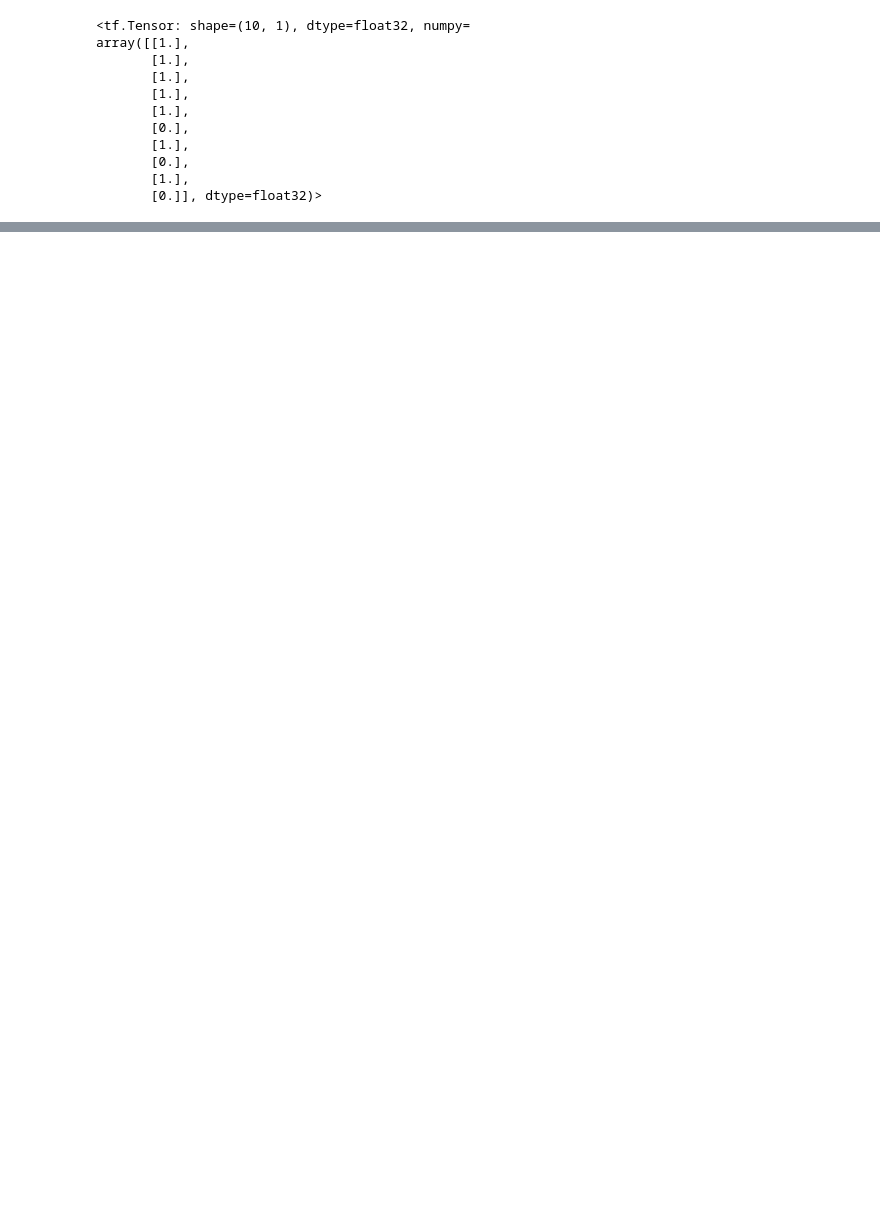
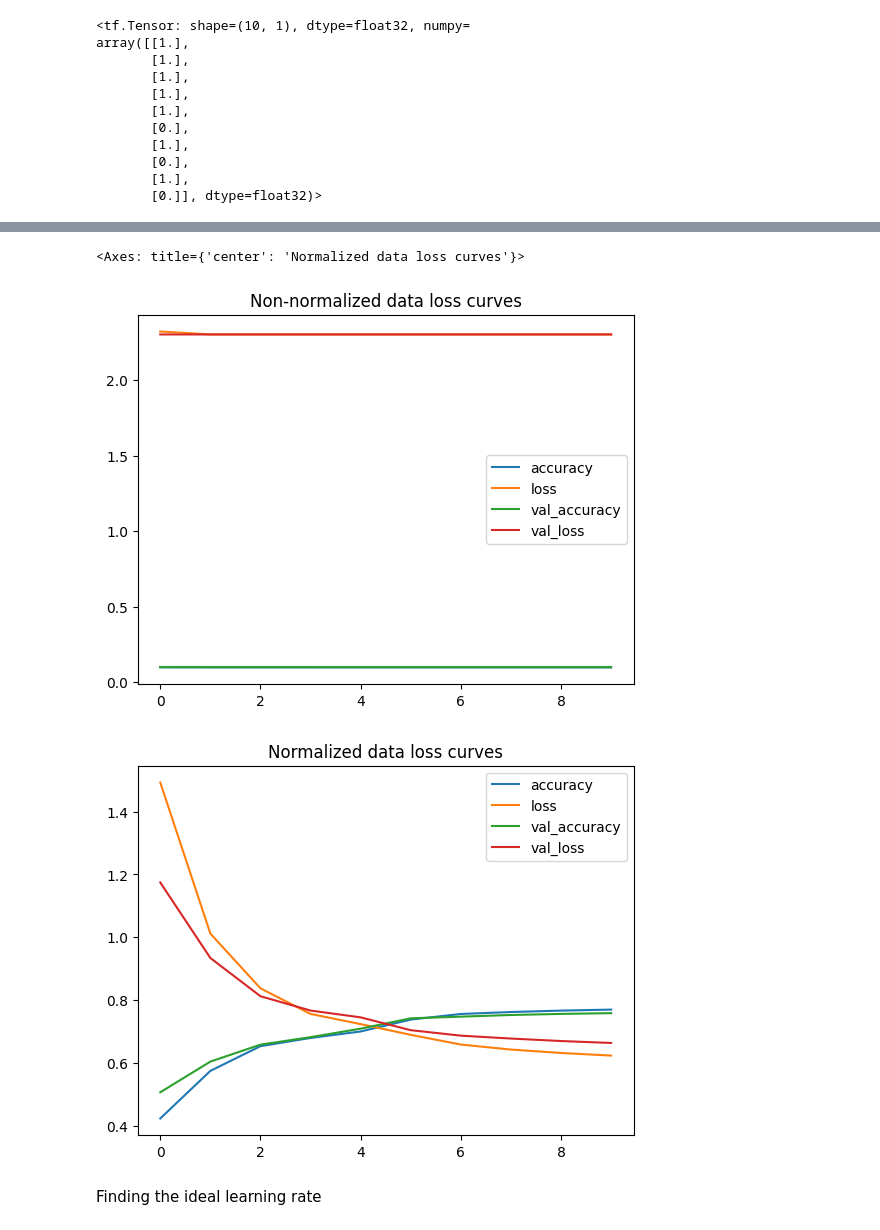
Before and after one commit to CprALin/JupyterNotebooks, a Jupyter notebook: 02_tensorflow_classification_food.ipynb, the cells around one changed output, grey strips where cells are left out. Cells and saved outputs as stored; diff of their text form; code cells hidden in the pictures; blank space fills up the shorter version.

```diff
--- a/02_tensorflow_classification_food.ipynb
+++ b/02_tensorflow_classification_food.ipynb
@@ -1063,0 +1189,7 @@ for i , j in itertools.product(range(cm.shape[0]), range(cm.shape[1])):
+# %%
+# We can get our training data between 0 and 1 by dividing by the maximum
+train_data_norm = train_data / 255.0
+test_data_norm = test_data / 255.0
+
+# check the min and max values of the scaled training data
+train_data_norm.min() , train_data_norm.max()
@@ -1063,0 +1198,22 @@ for i , j in itertools.product(range(cm.shape[0]), range(cm.shape[1])):
+# %%
+# Create a model with normalized data
+
+# Set random seed
+tf.random.set_seed(42)
+
+# Create the model
+model_16 = tf.keras.Sequential([
+    tf.keras.layers.Flatten(input_shape=(28,28)),
+    tf.keras.layers.Dense(4, activation="relu"),
+    tf.keras.layers.Dense(4 , activation="relu"),
+    tf.keras.layers.Dense(10 , activation="softmax")
+
+])
+
+# Compile the model
+model_16.compile(loss=tf.keras.losses.SparseCategoricalCrossentropy(),
+                    optimizer=tf.keras.optimizers.Adam(),
+                    metrics=["accuracy"])
+
+# Fit the model
+norm_history = model_16.fit(train_data_norm , train_labels , epochs=10 , validation_data=(test_data_norm , test_labels))
@@ -1063,0 +1241,12 @@ for i , j in itertools.product(range(cm.shape[0]), range(cm.shape[1])):
+# %%
+# Plot non-normalized data loss curves
+pd.DataFrame(non_norm_history.history).plot(title="Non-normalized data loss curves")
+
+# Plot normalized data loss curves
+pd.DataFrame(norm_history.history).plot(title="Normalized data loss curves")
+# %% [output]
+<Axes: title={'center': 'Normalized data loss curves'}>
+[figure, added]
+[figure, added]
+# %% [markdown]
+Finding the ideal learning rate
```
Also changed, not shown: parts of 69 cells of this notebook.
